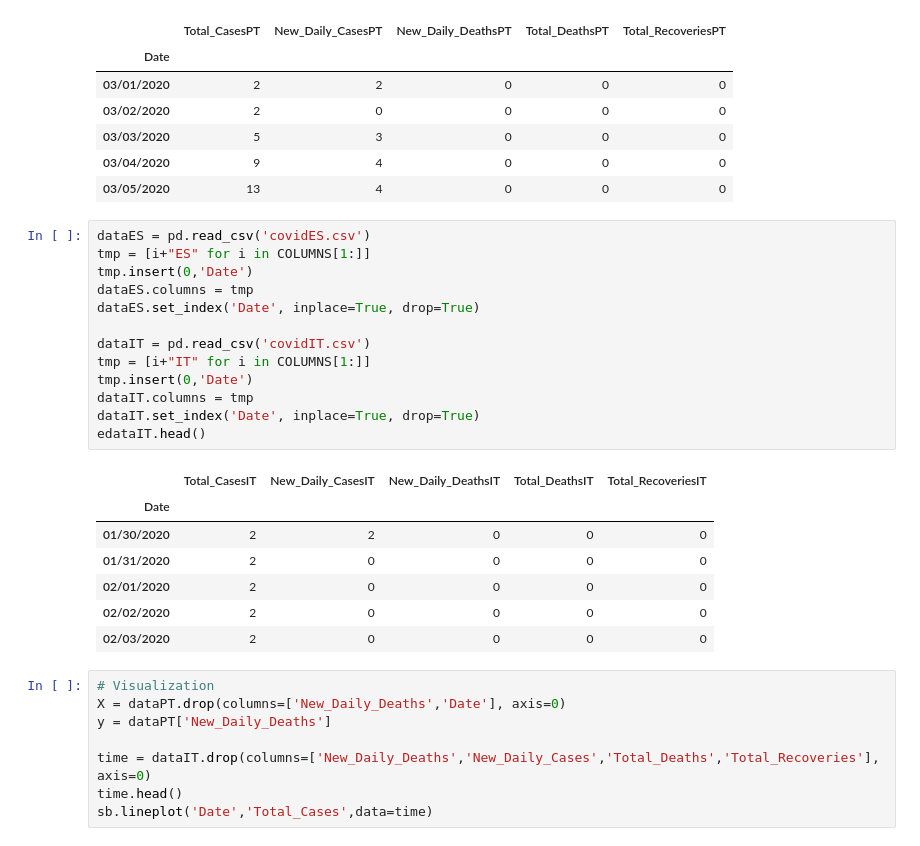
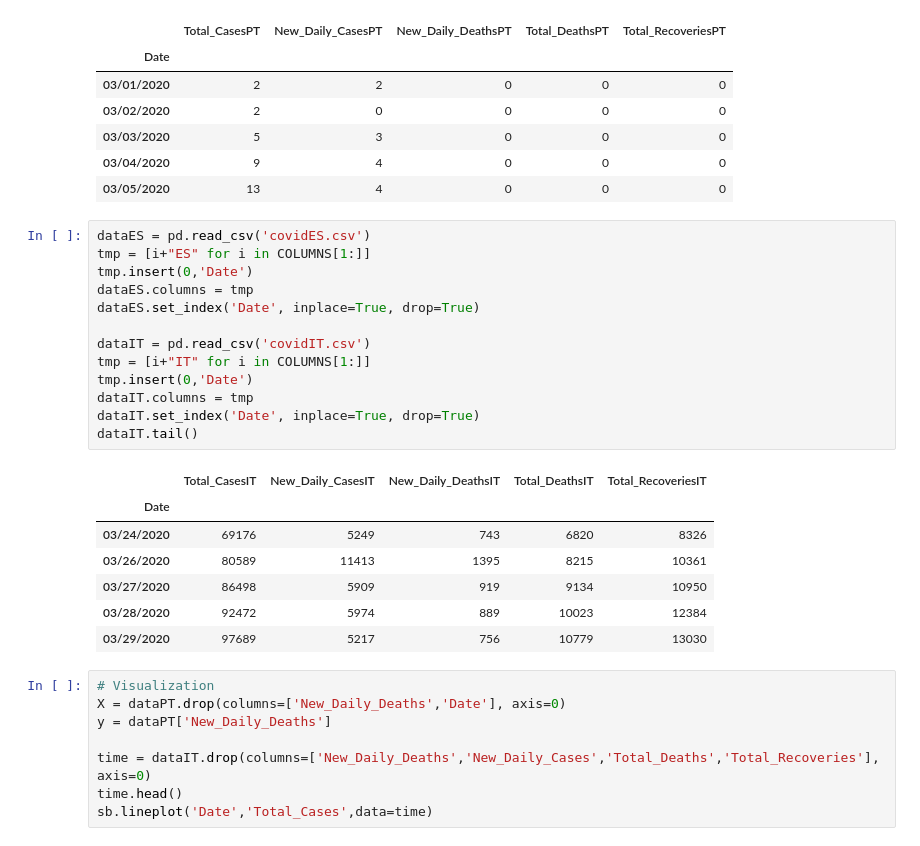
Before and after one commit to BrunoMartins11/covid-19-API, a Jupyter notebook: Notebook/Covid-Analyzer.ipynb, the cells around one changed output. Drawn from its saved outputs; the diff is of its cells as text.

```diff
--- a/Notebook/Covid-Analyzer.ipynb
+++ b/Notebook/Covid-Analyzer.ipynb
@@ -69,24 +69,24 @@ dataPT.head()
 # %%
 dataES = pd.read_csv('covidES.csv')
 tmp = [i+"ES" for i in COLUMNS[1:]]
 tmp.insert(0,'Date')
 dataES.columns = tmp
 dataES.set_index('Date', inplace=True, drop=True)
 
 dataIT = pd.read_csv('covidIT.csv')
 tmp = [i+"IT" for i in COLUMNS[1:]]
 tmp.insert(0,'Date')
 dataIT.columns = tmp
 dataIT.set_index('Date', inplace=True, drop=True)
-edataIT.head()
+dataIT.tail()
 # %% [output]
 |  | Total_CasesIT | New_Daily_CasesIT | New_Daily_DeathsIT | Total_DeathsIT | Total_RecoveriesIT |
 | Date |  |  |  |  |  |
-| 01/30/2020 | 2 | 2 | 0 | 0 | 0 |
-| 01/31/2020 | 2 | 0 | 0 | 0 | 0 |
-| 02/01/2020 | 2 | 0 | 0 | 0 | 0 |
-| 02/02/2020 | 2 | 0 | 0 | 0 | 0 |
-| 02/03/2020 | 2 | 0 | 0 | 0 | 0 |
+| 03/24/2020 | 69176 | 5249 | 743 | 6820 | 8326 |
+| 03/26/2020 | 80589 | 11413 | 1395 | 8215 | 10361 |
+| 03/27/2020 | 86498 | 5909 | 919 | 9134 | 10950 |
+| 03/28/2020 | 92472 | 5974 | 889 | 10023 | 12384 |
+| 03/29/2020 | 97689 | 5217 | 756 | 10779 | 13030 |
 # %%
 # Visualization
 X = dataPT.drop(columns=['New_Daily_Deaths','Date'], axis=0)
```
Also changed, not shown: parts of 18 cells of this notebook.
